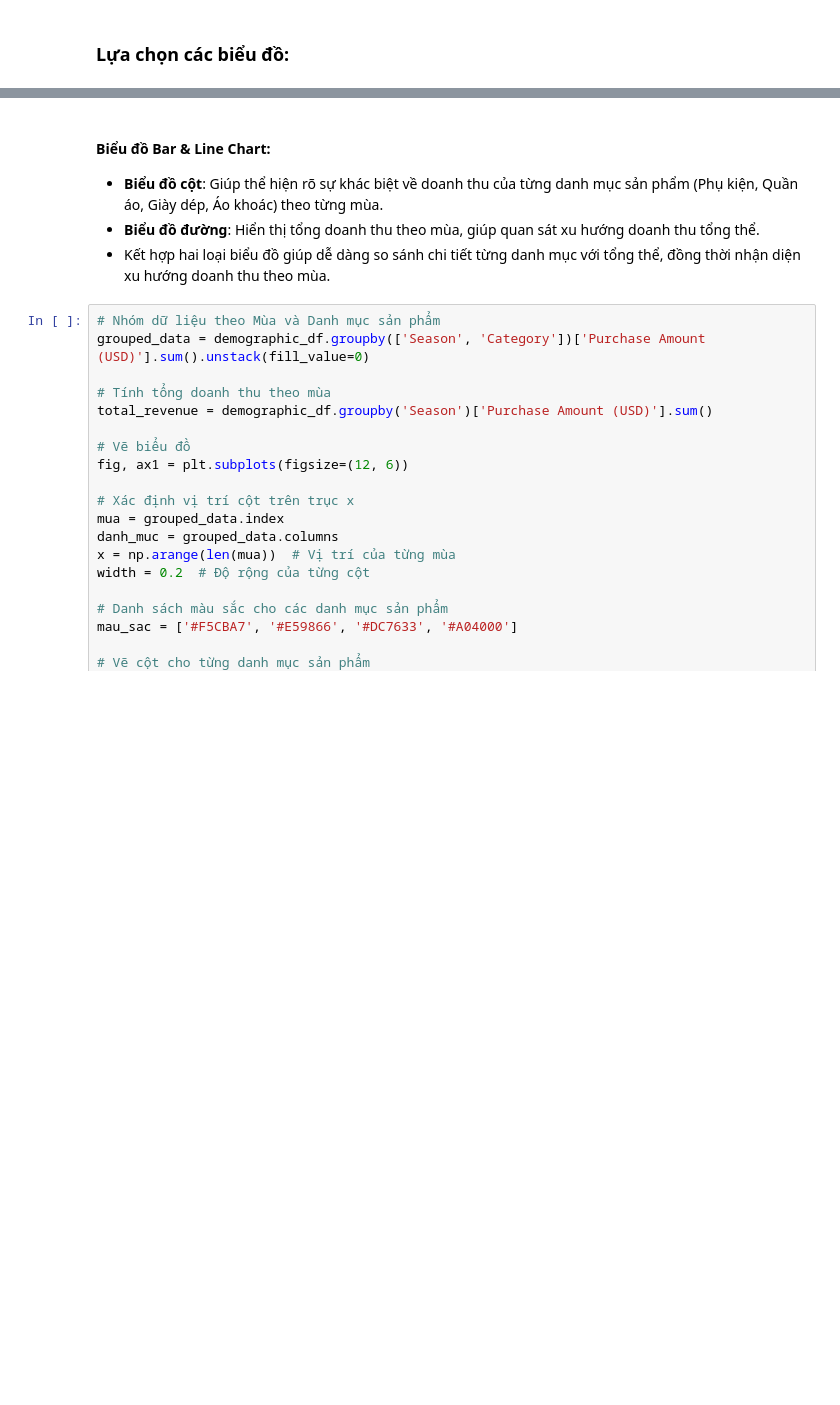
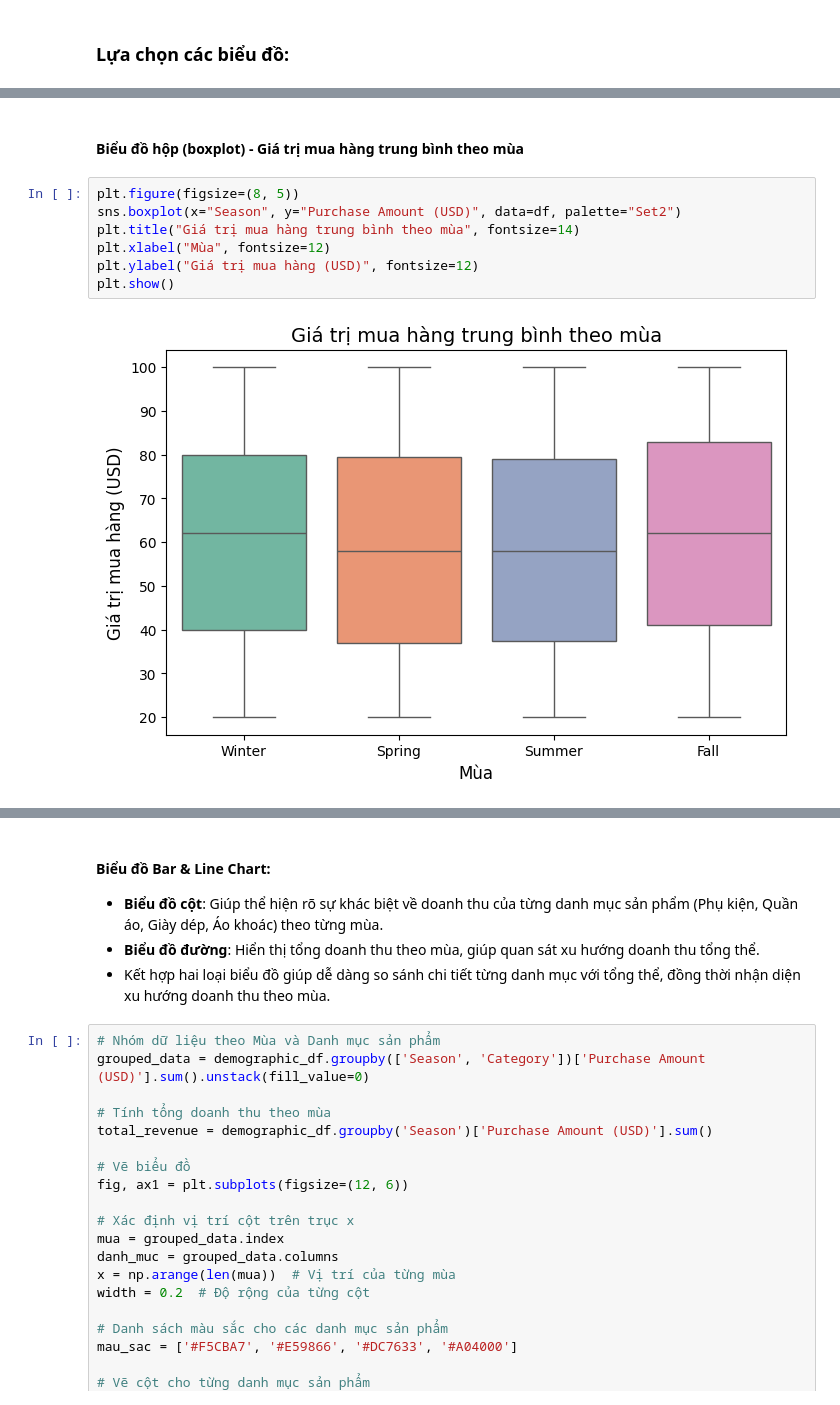
Before and after one commit to LeNguyenGiaBaoFITHCMUS/DV_Lab01, a Jupyter notebook: In progress/Sources/DataVisualization_22120216.ipynb, the cells around one changed output, grey strips where cells are left out. Drawn from its saved outputs; the diff is of its cells as text; blank space fills up the shorter version.

```diff
--- a/In progress/Sources/DataVisualization_22120216.ipynb
+++ b/In progress/Sources/DataVisualization_22120216.ipynb
@@ -53,0 +84,11 @@ demographic_df.sample(10)
+# %% [markdown]
+#### Biểu đồ hộp **(boxplot)** - Giá trị mua hàng trung bình theo mùa
+# %%
+plt.figure(figsize=(8, 5))
+sns.boxplot(x="Season", y="Purchase Amount (USD)", data=df, palette="Set2")
+plt.title("Giá trị mua hàng trung bình theo mùa", fontsize=14)
+plt.xlabel("Mùa", fontsize=12)
+plt.ylabel("Giá trị mua hàng (USD)", fontsize=12)
+plt.show()
+# %% [output]
+[figure, added]
```
Also changed, not shown: parts of 6 cells of this notebook.
